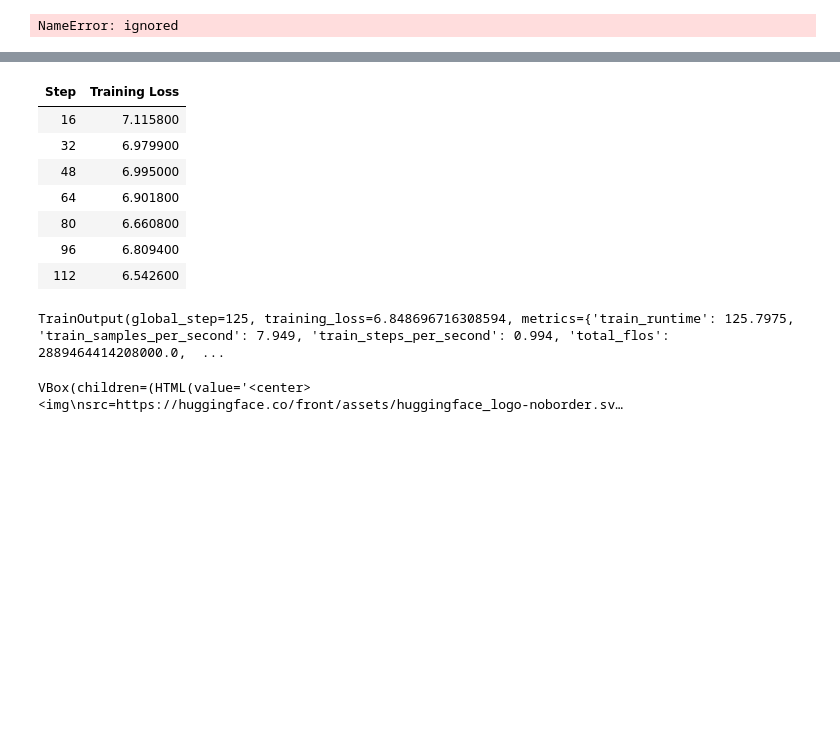
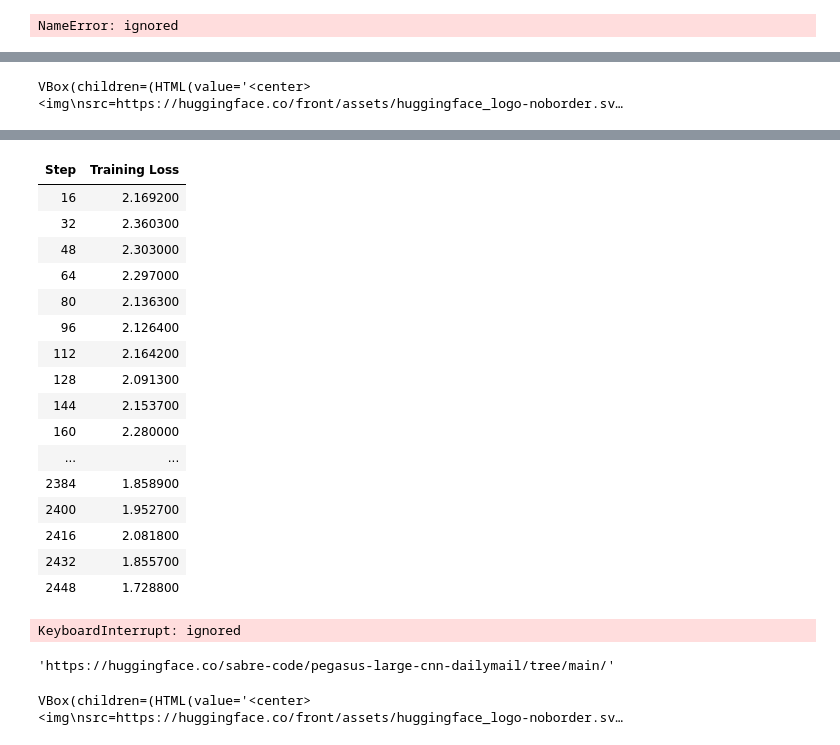
Before and after one commit to sabre-code/text-summarisation, a Jupyter notebook: text_summarisation.ipynb, the cells around one changed output, grey strips where cells are left out. Drawn from its saved outputs; the diff is of its cells as text; code cells hidden in the pictures; blank space fills up the shorter version.

Commit message:
10k example cnn daily mail

```diff
--- a/text_summarisation.ipynb
+++ b/text_summarisation.ipynb
@@ -143,7 +143,7 @@ bleu_metric = evaluate.load("sacrebleu")
 # %%
 from datasets import load_dataset
 
-dataset = load_dataset("cnn_dailymail", version='3.0.0',split="train")
+dataset = load_dataset("cnn_dailymail", version='3.0.0')
 # %%
 dataset
 # %% [output]
@@ -175,12 +185,14 @@ tokenizer = AutoTokenizer.from_pretrained(checkpoint)
 # %%
 def preprocess_function(examples):
 
-    model_inputs = tokenizer(inputs, max_length=1024, truncation=True)
+    model_inputs = tokenizer(examples["article"], max_length=1024, truncation=True)
 
-    labels = tokenizer(text_target=examples["summary"], max_length=128, truncation=True)
+    labels = tokenizer(text_target=examples["highlights"], max_length=250, truncation=True)
 
     model_inputs["labels"] = labels["input_ids"]
     return model_inputs
+
+tokenized_dataset = dataset.map(preprocess_function, batched=True)
 # %%
 
 
@@ -259,12 +258,18 @@ Some weights of PegasusForConditionalGeneration were not initialized from the mo
 You should probably TRAIN this model on a down-stream task to be able to use it for predictions and inference.
+# %%
+from huggingface_hub import notebook_login
+
+notebook_login()
+# %% [output]
+VBox(children=(HTML(value='<center> <img\nsrc=https://huggingface.co/front/assets/huggingface_logo-noborder.sv…
 # %%
 
 
 training_args = Seq2SeqTrainingArguments(
     output_dir="pegasus-large-cnn-dailymail",
     learning_rate=2e-5,
-    per_device_train_batch_size=8,
-    per_device_eval_batch_size=8,
+    per_device_train_batch_size=4,
+    per_device_eval_batch_size=4,
     weight_decay=0.01,
     save_total_limit=3,
     num_train_epochs=1,
@@ -276,8 +281,8 @@ training_args = Seq2SeqTrainingArguments(
 trainer = Seq2SeqTrainer(
     model=model,
     args=training_args,
-    train_dataset=train_dataset,
-    eval_dataset=test_dataset,
+    train_dataset=tokenized_dataset["train"],
+    eval_dataset=tokenized_dataset["test"],
     tokenizer=tokenizer,
     data_collator=data_collator,
     compute_metrics=compute_metrics,
@@ -289,12 +294,25 @@ trainer.train()
 | Step | Training Loss |
-| 16 | 7.115800 |
-| 32 | 6.979900 |
-| 48 | 6.995000 |
-| 64 | 6.901800 |
-| 80 | 6.660800 |
-| 96 | 6.809400 |
-| 112 | 6.542600 |
+| 16 | 2.169200 |
+| 32 | 2.360300 |
+| 48 | 2.303000 |
+| 64 | 2.297000 |
+| 80 | 2.136300 |
+| 96 | 2.126400 |
+| 112 | 2.164200 |
+| 128 | 2.091300 |
+| 144 | 2.153700 |
+| 160 | 2.280000 |
+| ... | ... |
+| 2384 | 1.858900 |
+| 2400 | 1.952700 |
+| 2416 | 2.081800 |
+| 2432 | 1.855700 |
+| 2448 | 1.728800 |
-TrainOutput(global_step=125, training_loss=6.848696716308594, metrics={'train_runtime': 125.7975, 'train_samples_per_second': 7.949, 'train_steps_per_second': 0.994, 'total_flos': 2889464414208000.0,  ...
+KeyboardInterrupt: ignored
+# %%
+trainer.push_to_hub()
+# %% [output]
+'https://huggingface.co/sabre-code/pegasus-large-cnn-dailymail/tree/main/'
 # %%
 del trainer
 # %%
```
Also changed, not shown: parts of 9 cells of this notebook.
